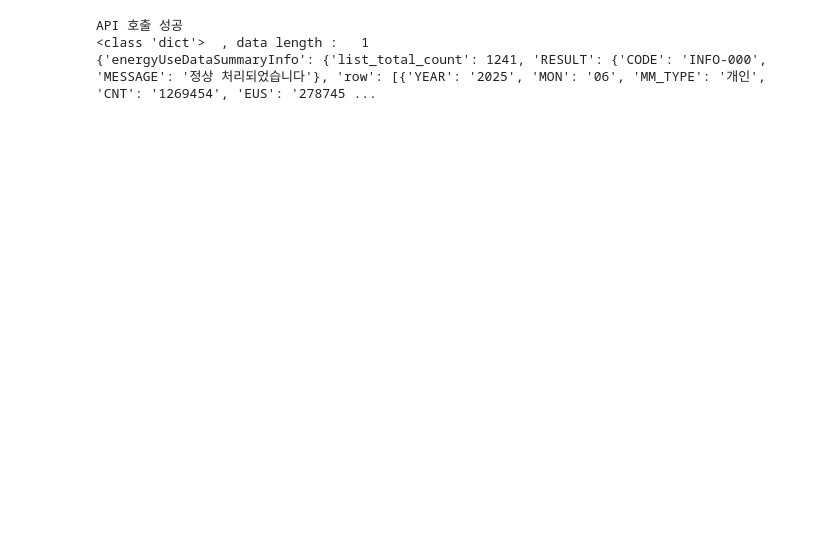
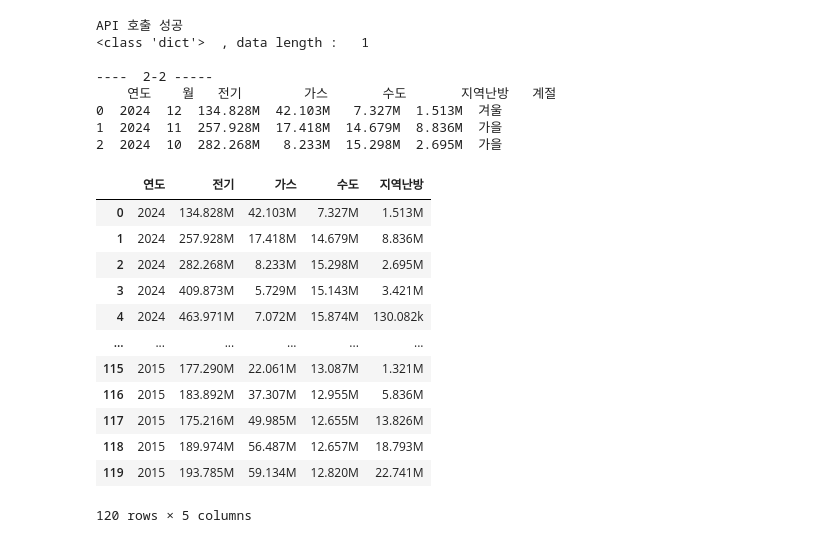
Before and after one commit to hillwalking/2025-2-Data-Analysis, a Jupyter notebook: ecomileage.ipynb, the cells around one changed output. Cells and saved outputs as stored; diff of their text form; code cells hidden in the pictures; blank space fills up the shorter version.

```diff
--- a/ecomileage.ipynb
+++ b/ecomileage.ipynb
@@ -35,8 +35,9 @@ import matplotlib.pyplot as plt
 plt.rc('font', family = 'NanumBarunGothic')
 
 # pandas display option 조정
-pd.set_option('display.max.colwidth', 80)
-np.set_printoptions(precision=2,  threshold=8, suppress= True)
+pd.set_option("display.max_rows", 10)
+pd.set_option('display.max_colwidth',1000)
+np.set_printoptions(precision=1, suppress=False)
 
 url = 'http://openapi.seoul.go.kr:8088/6f546371447a6e6f3531544a726b62/json/energyUseDataSummaryInfo/1/1000'
 
@@ -51,9 +52,7 @@ if response.status_code == 200:
 
 else:
     print(f'API 호출 실패 : {response.status_code}')
-
-# data 확인- 2
-print(data)
+#data
 
 # json data 딕셔녀리 형태 확인{'energyUseDataSummaryInfo': {'list_total_count', 'RESULT', 'row' }
 # 필요한 row 만 추출 저장함
@@ -65,41 +64,65 @@ with open('ecoSeoul.json', 'w', encoding='utf-8') as f:
 
 # 데이터프레임으로 변환
 df = pd.DataFrame(data)
+#df.info()
+#print('\n---DataFrame -----\n',df.head(3))
 
 # 필요한 컬럼만 선택
 df = df.loc[:,['YEAR','MON','EUS','GUS','WUS','HUS','MM_TYPE']]
-
-print('\n\n---데이터프레임 정보-----\n','data length :  ', len(df))
-print(df.info())
 
 # 개인 유형 데이터 추출한 후, 'MM_TYPE' 삭제
 df_p = df.loc[df['MM_TYPE']=='개인']
 df_p = df_p.drop(['MM_TYPE'], axis=1)
 
-# 문자열 숫자를 형변환하기
-df_p = df_p.astype({'YEAR':'int64', 'MON':'int64','EUS':'float64', 'GUS':'float64', 'WUS':'float64', 'HUS':'float64'}, errors='ignore')
+# 데이터를 숫자형으로 변환하기
+df_p['YEAR'] = df_p['YEAR'].apply(lambda  x: int(x))
+df_p['MON'] = df_p['MON'].apply(lambda  x: int(x))
+df_p['EUS'] = df_p['EUS'].apply(lambda  x: float(x))
+df_p['GUS'] = df_p['GUS'].apply(lambda  x: float(x))
+df_p['WUS'] = df_p['WUS'].apply(lambda  x: float(x))
+df_p['HUS'] = df_p['HUS'].apply(lambda  x: float(x))
 
 # 2015년부터 2024년까지 행 추출
 df_p = df_p[(df_p['YEAR'] > 2014) & (df_p['YEAR'] < 2025)]
 
 # 인덱스 정리
 df_p = df_p.reset_index(drop=True)
+
+#print('\n----  2-1 ----\n')
+#print(df.head(3))
 
 # 월 범위에 따라 계절 지정하기
 df_p.loc[(df_p['MON'] ==3) | (df_p['MON'] ==4) | (df_p['MON'] ==5), 'SEASON'] = '봄'
 df_p.loc[(df_p['MON'] ==6) | (df_p['MON'] ==7) | (df_p['MON'] ==8), 'SEASON'] = '여름'
 df_p.loc[(df_p['MON'] ==9) | (df_p['MON'] ==10) | (df_p['MON'] ==11), 'SEASON'] = '가을'
 df_p.loc[(df_p['MON'] ==1) | (df_p['MON'] ==2) | (df_p['MON'] ==12), 'SEASON'] = '겨울'
 
 #컬럼명 한글로 바꾸기
 df_p= df_p.rename(columns={'YEAR':'연도', 'MON':'월', 'EUS':'전기', 'GUS':'가스', 'WUS':'수도', 'HUS':'지역난방', 'SEASON':'계절'})
+print('\n----  2-2 -----\n',df_p.head(3))
 
-print('\n\n---------- head(3)--------------\n','data length :  ', len(df_p))
-print(df_p.head(3))
-print('\n------------tail(3)--------------\n',df_p.tail(3))
-
-# 연도 를 기준으로 에너지사용량을 합산하여 합계로 저장
+# 계산할 컬럼으로 부분 데이터프레임으로 만든다.
+df_sub = df_p.loc[:,['연도','전기', '가스', '수도', '지역난방']]
+df_sub
 # %% [output]
 API 호출 성공
 <class 'dict'>  , data length :   1
-{'energyUseDataSummaryInfo': {'list_total_count': 1241, 'RESULT': {'CODE': 'INFO-000', 'MESSAGE': '정상 처리되었습니다'}, 'row': [{'YEAR': '2025', 'MON': '06', 'MM_TYPE': '개인', 'CNT': '1269454', 'EUS': '278745 ...
+
+----  2-2 -----
+    연도    월   전기        가스       수도       지역난방   계절
+0  2024  12  134.828M  42.103M   7.327M  1.513M  겨울
+1  2024  11  257.928M  17.418M  14.679M  8.836M  가을
+2  2024  10  282.268M   8.233M  15.298M  2.695M  가을
+|  | 연도 | 전기 | 가스 | 수도 | 지역난방 |
+| 0 | 2024 | 134.828M | 42.103M | 7.327M | 1.513M |
+| 1 | 2024 | 257.928M | 17.418M | 14.679M | 8.836M |
+| 2 | 2024 | 282.268M | 8.233M | 15.298M | 2.695M |
+| 3 | 2024 | 409.873M | 5.729M | 15.143M | 3.421M |
+| 4 | 2024 | 463.971M | 7.072M | 15.874M | 130.082k |
+| ... | ... | ... | ... | ... | ... |
+| 115 | 2015 | 177.290M | 22.061M | 13.087M | 1.321M |
+| 116 | 2015 | 183.892M | 37.307M | 12.955M | 5.836M |
+| 117 | 2015 | 175.216M | 49.985M | 12.655M | 13.826M |
+| 118 | 2015 | 189.974M | 56.487M | 12.657M | 18.793M |
+| 119 | 2015 | 193.785M | 59.134M | 12.820M | 22.741M |
+120 rows × 5 columns
```
Also changed, not shown: parts of 4 cells of this notebook.
